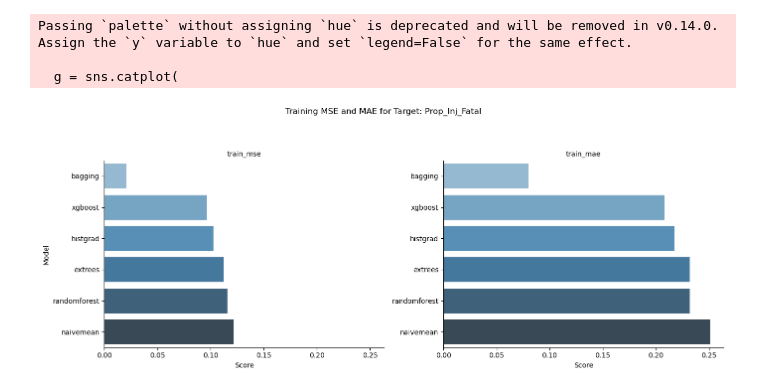
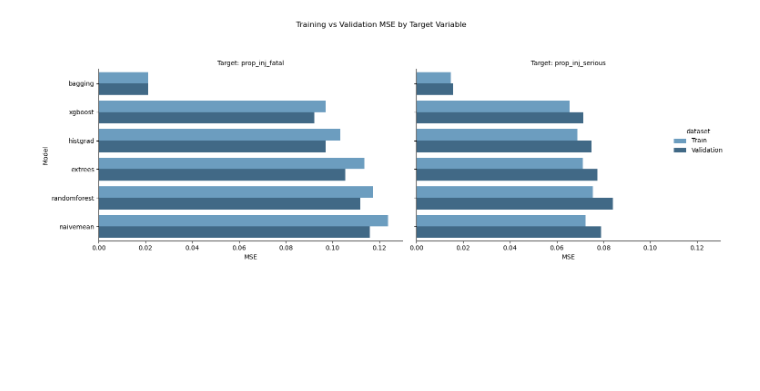
Before and after one commit to TheErdosInstitute-Summer2025-Project/aviation-project, a Jupyter notebook: jupyter-notebooks/test_notebook.ipynb, the cells around one changed output. Saved outputs shown, nothing was run; the diff lists cells and outputs as text; code cells hidden in the pictures; blank space fills up the shorter version.

```diff
--- a/jupyter-notebooks/test_notebook.ipynb
+++ b/jupyter-notebooks/test_notebook.ipynb
@@ -292,53 +280,50 @@ performances
 # %%
 import seaborn as sns
 import matplotlib.pyplot as plt
 
-# 1. Choose which target to plot
-target_to_plot = 'prop_inj_fatal'  # or 'serious'
+# Filter only for MSE columns
+df_filtered = performances.copy()
 
-# 👇 2. Filter for that target only
-df_filtered = performances[performances['target'] == target_to_plot].copy()
-
-# 👇 3. Melt the dataframe to long format (only training metrics)
-train_plot_df = df_filtered.melt(
-    id_vars=['learner'],
-    value_vars=['train_mse', 'train_mae'],
+# Melt only MSE columns
+mse_plot_df = df_filtered.melt(
+    id_vars=['learner', 'target'],
+    value_vars=['train_mse', 'val_mse'],
     var_name='metric',
     value_name='score'
 )
 
-# 👇 4. Sort learners within each metric by score
-train_plot_df['learner'] = train_plot_df['learner'].astype(str)  # ensure it's sortable
+# Extract 'Train' or 'Validation' from metric
+mse_plot_df['dataset'] = mse_plot_df['metric'].apply(lambda x: 'Train' if 'train' in x else 'Validation')
+
+# Sort learners by average score across all targets/datasets
 sorted_order = (
-    train_plot_df.groupby('metric')
-    .apply(lambda x: x.sort_values('score'))['learner']
-    .reset_index(drop=True)
-    .drop_duplicates()
+    mse_plot_df.groupby('learner')['score']
+    .mean()
+    .sort_values()
+    .index
     .tolist()
 )
 
-# 👇 5. Create the horizontal bar plot with Seaborn
+# Plot
 g = sns.catplot(
-    data=train_plot_df,
+    data=mse_plot_df,
     kind='bar',
     y='learner',
     x='score',
-    col='metric',
+    hue='dataset',
+    col='target',
     palette='Blues_d',
     height=5,
     aspect=1.4,
-    sharey=False,
+    sharey=True,
     order=sorted_order
 )
 
-g.set_titles("{col_name}")
-g.set_axis_labels("Score", "Model")
-g.fig.suptitle(f"Training MSE and MAE for Target: {target_to_plot.title()}", y=1.08)
+g.set_titles("Target: {col_name}")
+g.set_axis_labels("MSE", "Model")
+g.fig.suptitle("Training vs Validation MSE by Target Variable", y=1.08)
 
 plt.tight_layout()
 plt.show()
 # %% [output]
-Passing `palette` without assigning `hue` is deprecated and will be removed in v0.14.0. Assign the `y` variable to `hue` and set `legend=False` for the same effect.
-
-  g = sns.catplot(
-[figure, old version]
+[figure, new version]
```
Also changed, not shown: parts of 4 cells of this notebook, 1 other file.
